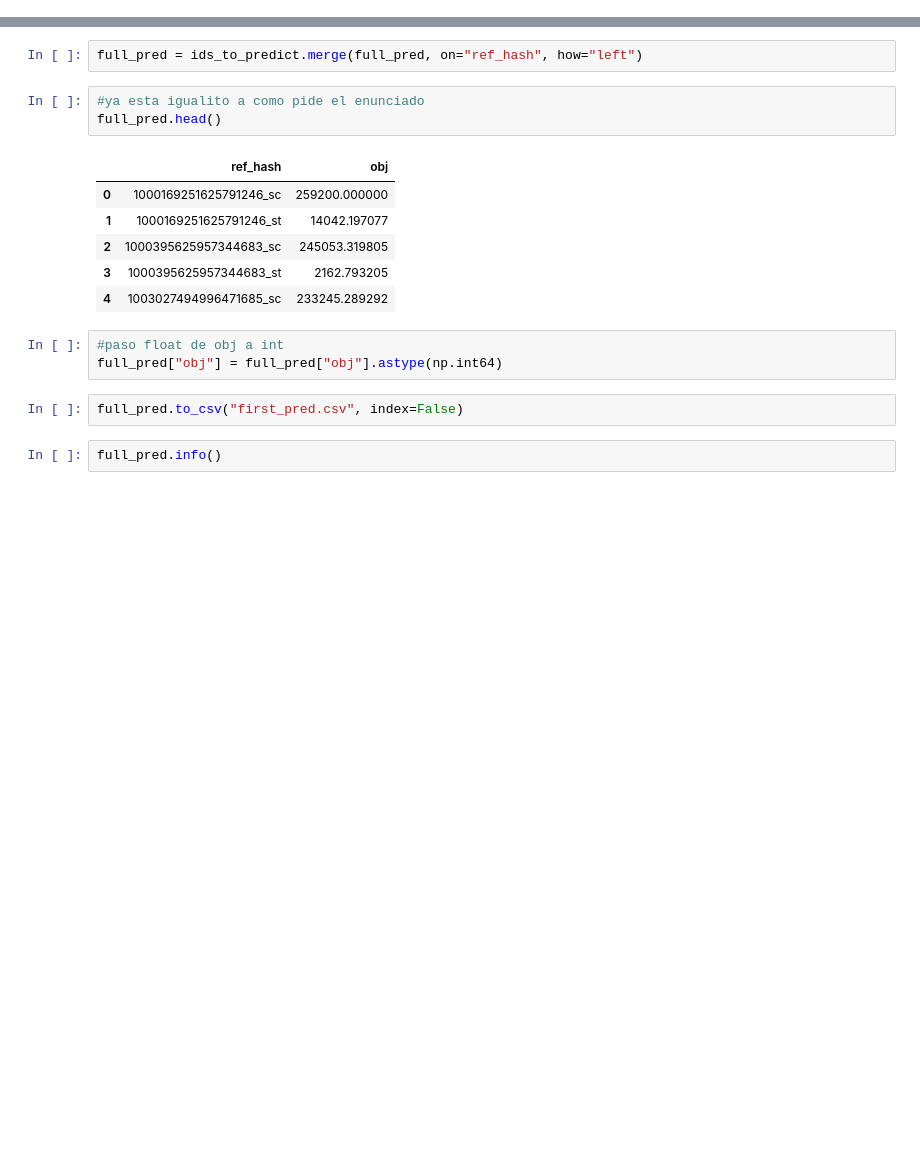
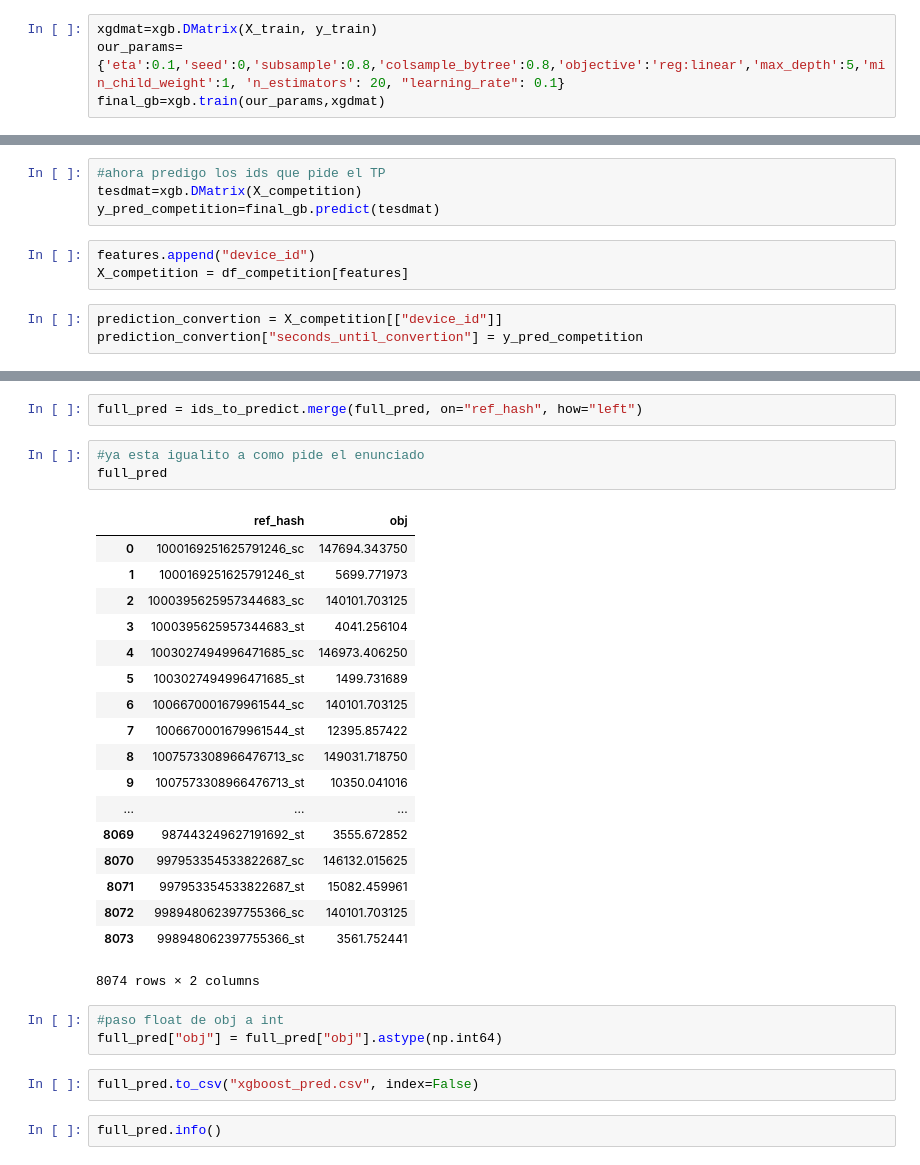
Before and after one commit to MartinRosasSommer/Datos2019, a Jupyter notebook: submit.ipynb, the cells around one changed output, grey strips where cells are left out. Cells and saved outputs as stored; diff of their text form; blank space fills up the shorter version.

Commit message:
Mejor submit Xgboost

```diff
--- a/submit.ipynb
+++ b/submit.ipynb
@@ -428,0 +575,4 @@ See the caveats in the documentation: http://pandas.pydata.org/pandas-docs/stabl
+# %%
+xgdmat=xgb.DMatrix(X_train, y_train)
+our_params={'eta':0.1,'seed':0,'subsample':0.8,'colsample_bytree':0.8,'objective':'reg:linear','max_depth':5,'min_child_weight':1, 'n_estimators': 20, "learning_rate": 0.1}
+final_gb=xgb.train(our_params,xgdmat)
@@ -428,0 +611,10 @@ See the caveats in the documentation: http://pandas.pydata.org/pandas-docs/stabl
+# %%
+#ahora predigo los ids que pide el TP
+tesdmat=xgb.DMatrix(X_competition)
+y_pred_competition=final_gb.predict(tesdmat)
+# %%
+features.append("device_id")
+X_competition = df_competition[features]
+# %%
+prediction_convertion = X_competition[["device_id"]]
+prediction_convertion["seconds_until_convertion"] = y_pred_competition
@@ -495,19 +694,31 @@ ids_to_predict.head()
 full_pred = ids_to_predict.merge(full_pred, on="ref_hash", how="left")
 # %%
 #ya esta igualito a como pide el enunciado
-full_pred.head()
+full_pred
 # %% [output]
 |  | ref_hash | obj |
-| 0 | 1000169251625791246_sc | 259200.000000 |
-| 1 | 1000169251625791246_st | 14042.197077 |
-| 2 | 1000395625957344683_sc | 245053.319805 |
-| 3 | 1000395625957344683_st | 2162.793205 |
-| 4 | 1003027494996471685_sc | 233245.289292 |
+| 0 | 1000169251625791246_sc | 147694.343750 |
+| 1 | 1000169251625791246_st | 5699.771973 |
+| 2 | 1000395625957344683_sc | 140101.703125 |
+| 3 | 1000395625957344683_st | 4041.256104 |
+| 4 | 1003027494996471685_sc | 146973.406250 |
+| 5 | 1003027494996471685_st | 1499.731689 |
+| 6 | 1006670001679961544_sc | 140101.703125 |
+| 7 | 1006670001679961544_st | 12395.857422 |
+| 8 | 1007573308966476713_sc | 149031.718750 |
+| 9 | 1007573308966476713_st | 10350.041016 |
+| ... | ... | ... |
+| 8069 | 987443249627191692_st | 3555.672852 |
+| 8070 | 997953354533822687_sc | 146132.015625 |
+| 8071 | 997953354533822687_st | 15082.459961 |
+| 8072 | 998948062397755366_sc | 140101.703125 |
+| 8073 | 998948062397755366_st | 3561.752441 |
+8074 rows × 2 columns
 # %%
 #paso float de obj a int
 full_pred["obj"] = full_pred["obj"].astype(np.int64)
 # %%
-full_pred.to_csv("first_pred.csv", index=False)
+full_pred.to_csv("xgboost_pred.csv", index=False)
 # %%
 full_pred.info()
 # %% [output]
```
Also changed, not shown: parts of 47 cells of this notebook.
